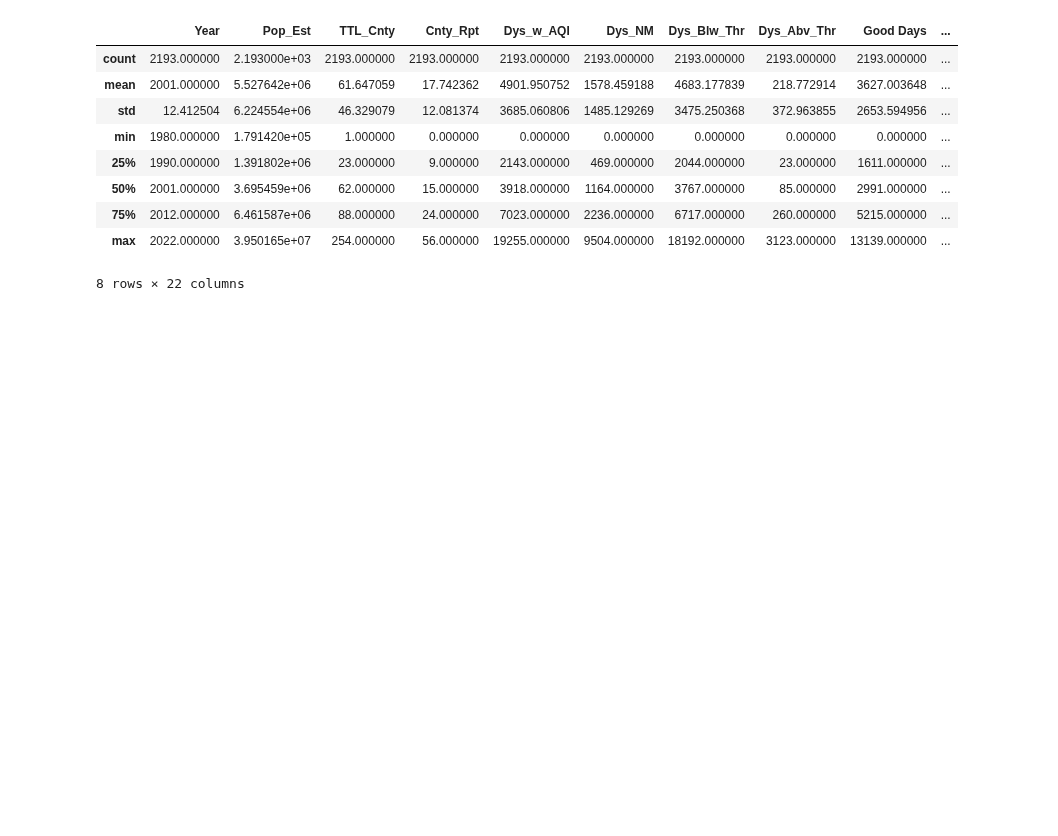
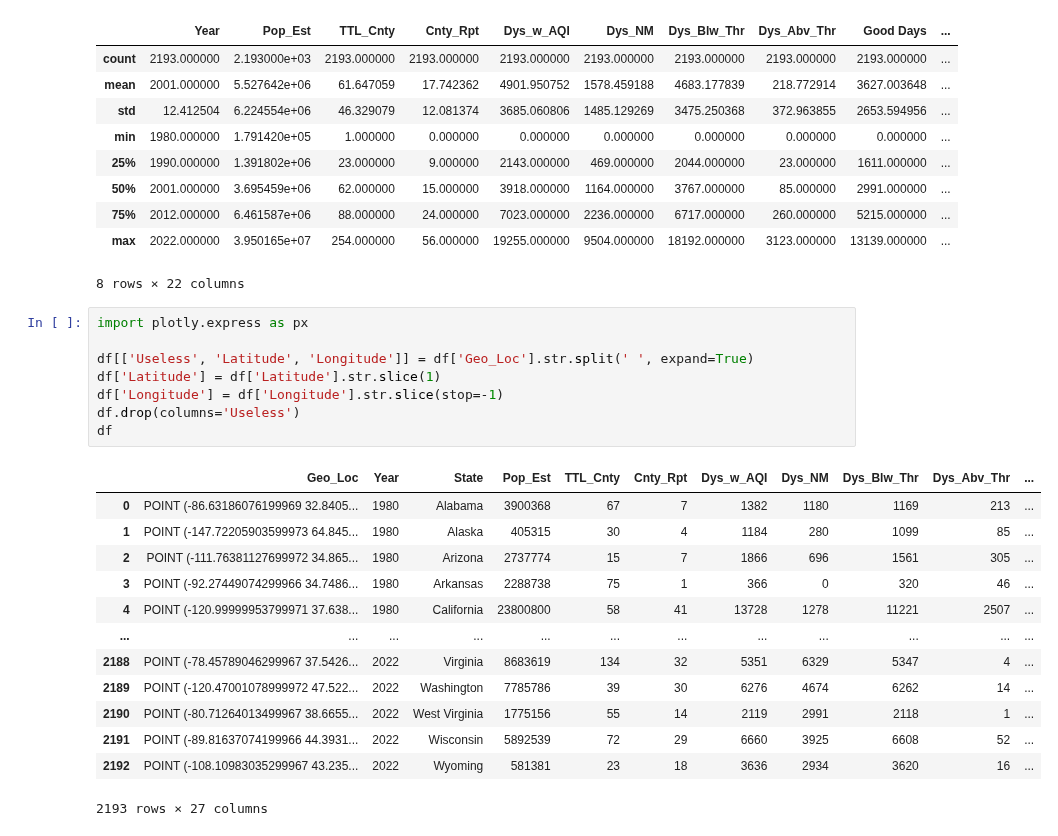
Before and after one commit to tewhol/Responsible_Data_Analysis_Group_1, a Jupyter notebook: model.ipynb, the cells around one changed output. Drawn from its saved outputs; the diff is of its cells as text; blank space fills up the shorter version.

Commit message:
getting lat and long variables in dataframe

```diff
--- a/model.ipynb
+++ b/model.ipynb
@@ -50,3 +50,25 @@ df.describe()
 | 75% | 2012.000000 | 6.461587e+06 | 88.000000 | 24.000000 | 7023.000000 | 2236.000000 | 6717.000000 | 260.000000 | 5215.000000 | ... |
 | max | 2022.000000 | 3.950165e+07 | 254.000000 | 56.000000 | 19255.000000 | 9504.000000 | 18192.000000 | 3123.000000 | 13139.000000 | ... |
 8 rows × 22 columns
+# %%
+import plotly.express as px
+
+df[['Useless', 'Latitude', 'Longitude']] = df['Geo_Loc'].str.split(' ', expand=True)
+df['Latitude'] = df['Latitude'].str.slice(1)
+df['Longitude'] = df['Longitude'].str.slice(stop=-1)
+df.drop(columns='Useless')
+df
+# %% [output]
+|  | Geo_Loc | Year | State | Pop_Est | TTL_Cnty | Cnty_Rpt | Dys_w_AQI | Dys_NM | Dys_Blw_Thr | Dys_Abv_Thr | ... |
+| 0 | POINT (-86.63186076199969 32.8405... | 1980 | Alabama | 3900368 | 67 | 7 | 1382 | 1180 | 1169 | 213 | ... |
+| 1 | POINT (-147.72205903599973 64.845... | 1980 | Alaska | 405315 | 30 | 4 | 1184 | 280 | 1099 | 85 | ... |
+| 2 | POINT (-111.76381127699972 34.865... | 1980 | Arizona | 2737774 | 15 | 7 | 1866 | 696 | 1561 | 305 | ... |
+| 3 | POINT (-92.27449074299966 34.7486... | 1980 | Arkansas | 2288738 | 75 | 1 | 366 | 0 | 320 | 46 | ... |
+| 4 | POINT (-120.99999953799971 37.638... | 1980 | California | 23800800 | 58 | 41 | 13728 | 1278 | 11221 | 2507 | ... |
+| ... | ... | ... | ... | ... | ... | ... | ... | ... | ... | ... | ... |
+| 2188 | POINT (-78.45789046299967 37.5426... | 2022 | Virginia | 8683619 | 134 | 32 | 5351 | 6329 | 5347 | 4 | ... |
+| 2189 | POINT (-120.47001078999972 47.522... | 2022 | Washington | 7785786 | 39 | 30 | 6276 | 4674 | 6262 | 14 | ... |
+| 2190 | POINT (-80.71264013499967 38.6655... | 2022 | West Virginia | 1775156 | 55 | 14 | 2119 | 2991 | 2118 | 1 | ... |
+| 2191 | POINT (-89.81637074199966 44.3931... | 2022 | Wisconsin | 5892539 | 72 | 29 | 6660 | 3925 | 6608 | 52 | ... |
+| 2192 | POINT (-108.10983035299967 43.235... | 2022 | Wyoming | 581381 | 23 | 18 | 3636 | 2934 | 3620 | 16 | ... |
+2193 rows × 27 columns
```
Also changed, not shown: 1 other file.
